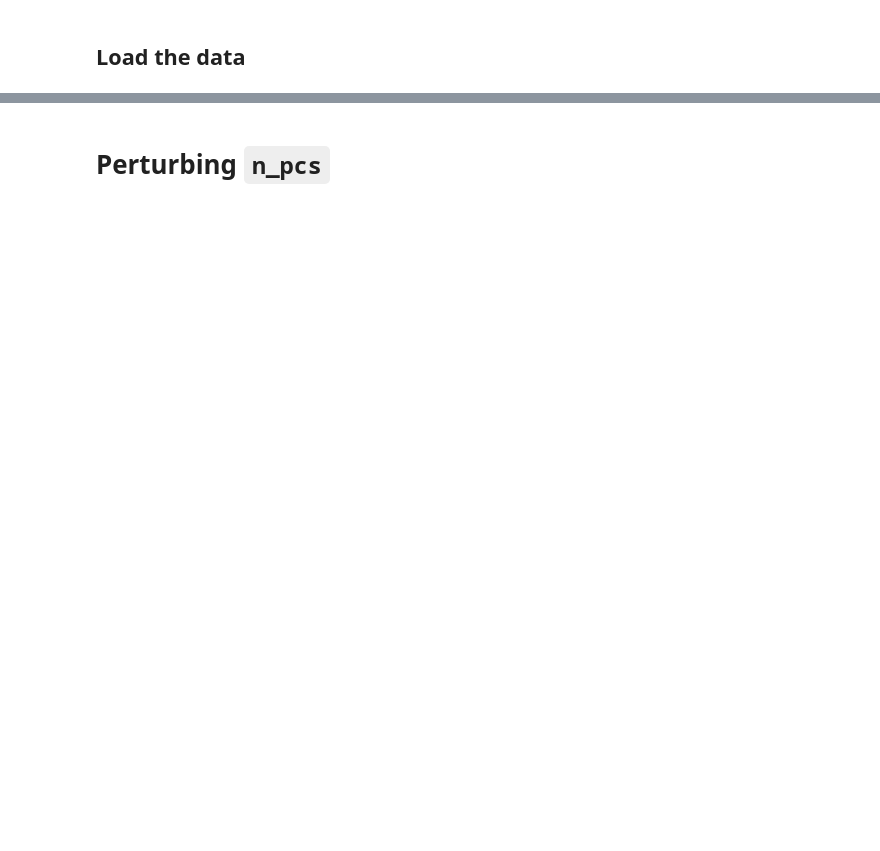
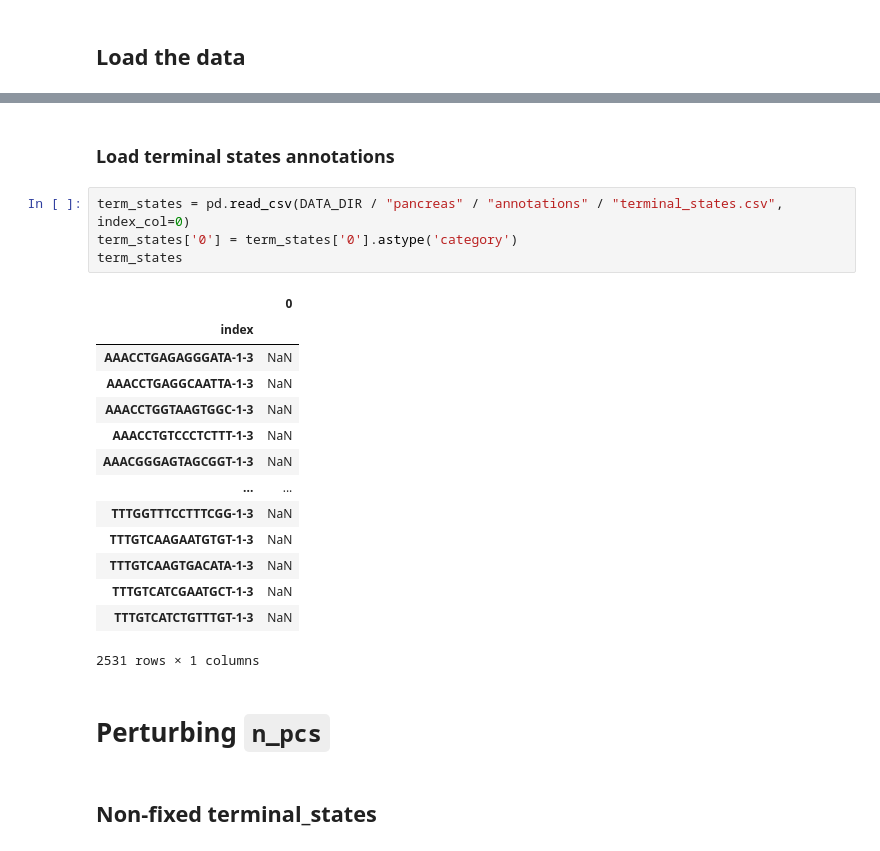
Before and after one commit to theislab/cellrank_reproducibility_preprint, a Jupyter notebook: notebooks/suppl_fig_robustness/analysis_notebooks/MK_2020-16-10_n_pcs.ipynb, the cells around one changed output, grey strips where cells are left out. Drawn from its saved outputs; the diff is of its cells as text; blank space fills up the shorter version.

```diff
--- a/notebooks/suppl_fig_robustness/analysis_notebooks/MK_2020-16-10_n_pcs.ipynb
+++ b/notebooks/suppl_fig_robustness/analysis_notebooks/MK_2020-16-10_n_pcs.ipynb
@@ -63,5 +65,28 @@ AnnData object with n_obs × n_vars = 2531 × 27998
     obsm: 'X_pca', 'X_umap'
     layers: 'spliced', 'unspliced'
     obsp: 'connectivities', 'distances'
+# %% [markdown]
+### Load terminal states annotations
+# %%
+term_states = pd.read_csv(DATA_DIR / "pancreas" / "annotations" / "terminal_states.csv", index_col=0)
+term_states['0'] = term_states['0'].astype('category')
+term_states
+# %% [output]
+|  | 0 |
+| index |  |
+| AAACCTGAGAGGGATA-1-3 | NaN |
+| AAACCTGAGGCAATTA-1-3 | NaN |
+| AAACCTGGTAAGTGGC-1-3 | NaN |
+| AAACCTGTCCCTCTTT-1-3 | NaN |
+| AAACGGGAGTAGCGGT-1-3 | NaN |
+| ... | ... |
+| TTTGGTTTCCTTTCGG-1-3 | NaN |
+| TTTGTCAAGAATGTGT-1-3 | NaN |
+| TTTGTCAAGTGACATA-1-3 | NaN |
+| TTTGTCATCGAATGCT-1-3 | NaN |
+| TTTGTCATCTGTTTGT-1-3 | NaN |
+2531 rows × 1 columns
 # %% [markdown]
 # Perturbing `n_pcs`
+# %% [markdown]
+## Non-fixed terminal_states
```
Also changed, not shown: parts of 12 cells of this notebook, 3 other files.
